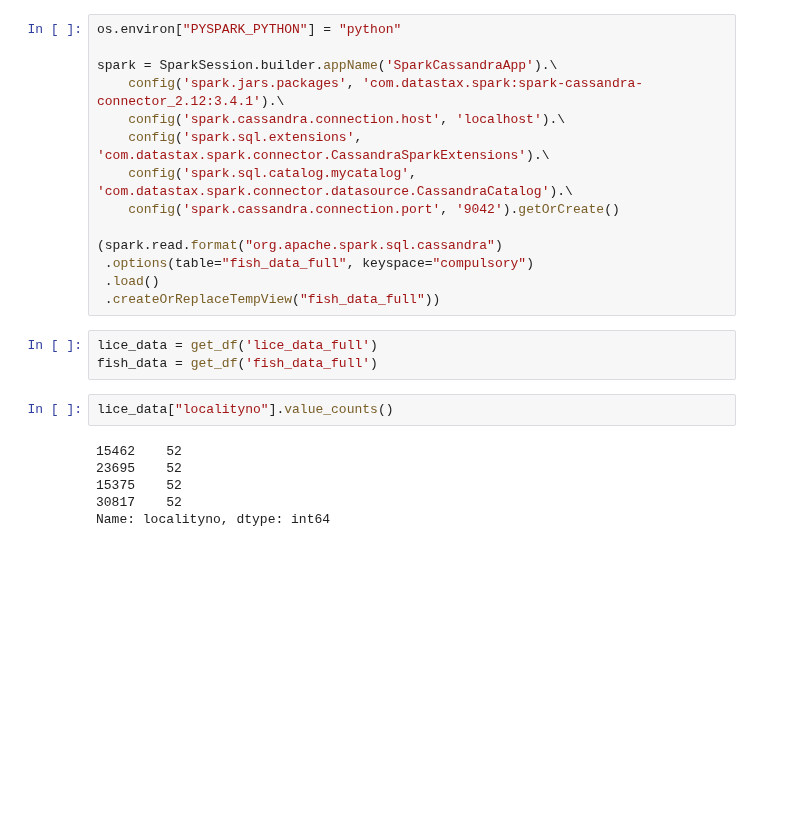
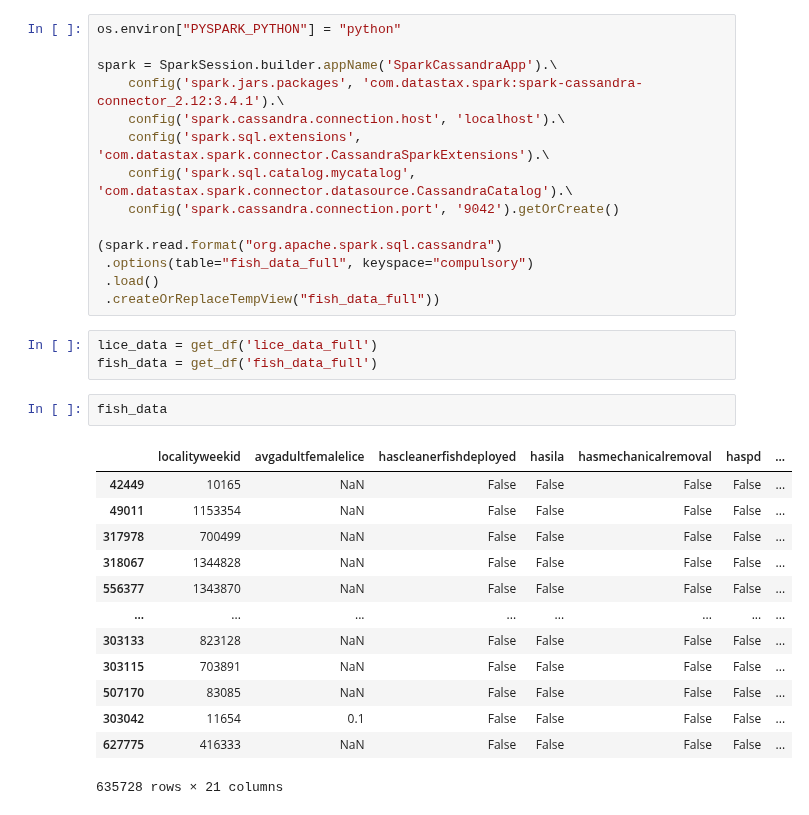
Before and after one commit to erlendrisvik/Compulsories, a Jupyter notebook: CA4/CA4/data_handler_nbook.ipynb, the cells around one changed output. Drawn from its saved outputs; the diff is of its cells as text; blank space fills up the shorter version.

```diff
--- a/CA4/CA4/data_handler_nbook.ipynb
+++ b/CA4/CA4/data_handler_nbook.ipynb
@@ -402,14 +402,22 @@ spark = SparkSession.builder.appName('SparkCassandraApp').\
 # %%
 lice_data = get_df('lice_data_full')
 fish_data = get_df('fish_data_full')
-# %%
-lice_data["localityno"].value_counts()
-# %% [output]
-15462    52
-23695    52
-15375    52
-30817    52
-Name: localityno, dtype: int64
+# %%
+fish_data
+# %% [output]
+|  | localityweekid | avgadultfemalelice | hascleanerfishdeployed | hasila | hasmechanicalremoval | haspd | ... |
+| 42449 | 10165 | NaN | False | False | False | False | ... |
+| 49011 | 1153354 | NaN | False | False | False | False | ... |
+| 317978 | 700499 | NaN | False | False | False | False | ... |
+| 318067 | 1344828 | NaN | False | False | False | False | ... |
+| 556377 | 1343870 | NaN | False | False | False | False | ... |
+| ... | ... | ... | ... | ... | ... | ... | ... |
+| 303133 | 823128 | NaN | False | False | False | False | ... |
+| 303115 | 703891 | NaN | False | False | False | False | ... |
+| 507170 | 83085 | NaN | False | False | False | False | ... |
+| 303042 | 11654 | 0.1 | False | False | False | False | ... |
+| 627775 | 416333 | NaN | False | False | False | False | ... |
+635728 rows × 21 columns
 # %%
 def get_cords(df, localityno):
     """Function to get coordinates from dataframe
```
Also changed, not shown: parts of 7 cells of this notebook.
